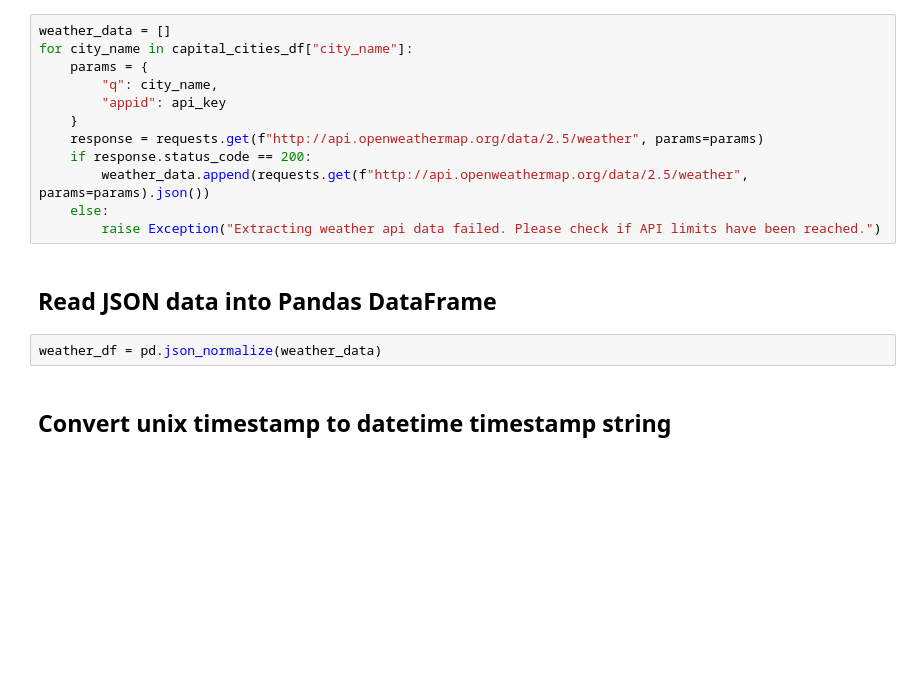
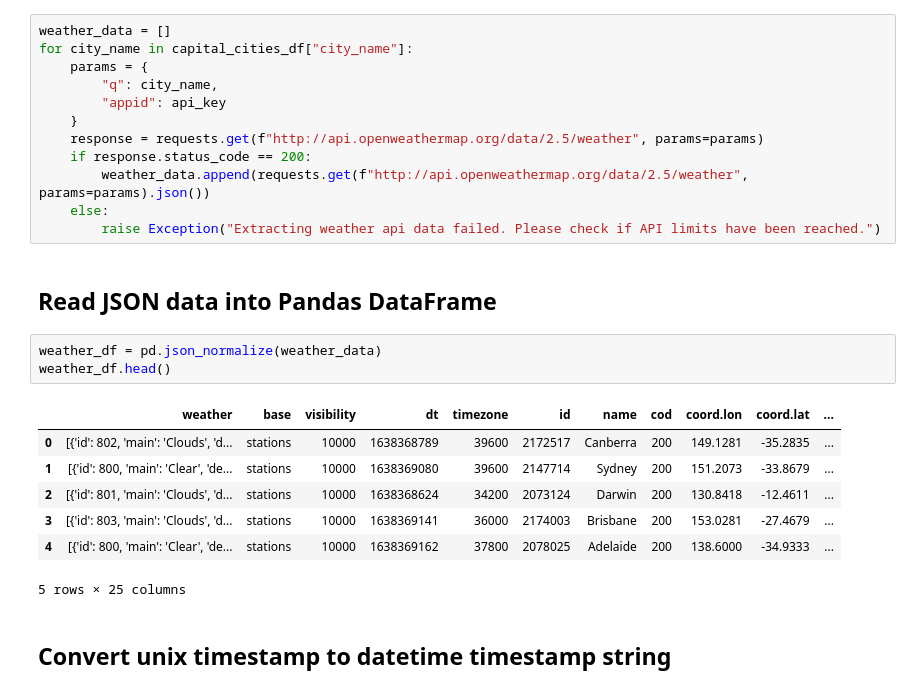
Before and after one commit to jonathanneo/weather-etl, a Jupyter notebook: scripts/etl.ipynb, the cells around one changed output. Saved outputs shown, nothing was run; the diff lists cells and outputs as text; blank space fills up the shorter version.

```diff
--- a/scripts/etl.ipynb
+++ b/scripts/etl.ipynb
@@ -30,6 +30,15 @@ for city_name in capital_cities_df["city_name"]:
 ## Read JSON data into Pandas DataFrame
 # %%
 weather_df = pd.json_normalize(weather_data)
+weather_df.head()
+# %% [output]
+|  | weather | base | visibility | dt | timezone | id | name | cod | coord.lon | coord.lat | ... |
+| 0 | [{'id': 802, 'main': 'Clouds', 'd... | stations | 10000 | 1638368789 | 39600 | 2172517 | Canberra | 200 | 149.1281 | -35.2835 | ... |
+| 1 | [{'id': 800, 'main': 'Clear', 'de... | stations | 10000 | 1638369080 | 39600 | 2147714 | Sydney | 200 | 151.2073 | -33.8679 | ... |
+| 2 | [{'id': 801, 'main': 'Clouds', 'd... | stations | 10000 | 1638368624 | 34200 | 2073124 | Darwin | 200 | 130.8418 | -12.4611 | ... |
+| 3 | [{'id': 803, 'main': 'Clouds', 'd... | stations | 10000 | 1638369141 | 36000 | 2174003 | Brisbane | 200 | 153.0281 | -27.4679 | ... |
+| 4 | [{'id': 800, 'main': 'Clear', 'de... | stations | 10000 | 1638369162 | 37800 | 2078025 | Adelaide | 200 | 138.6000 | -34.9333 | ... |
+5 rows × 25 columns
 # %% [markdown]
 ## Convert unix timestamp to datetime timestamp string
 # %%
```
Also changed, not shown: parts of 5 cells of this notebook, 6 other files.
